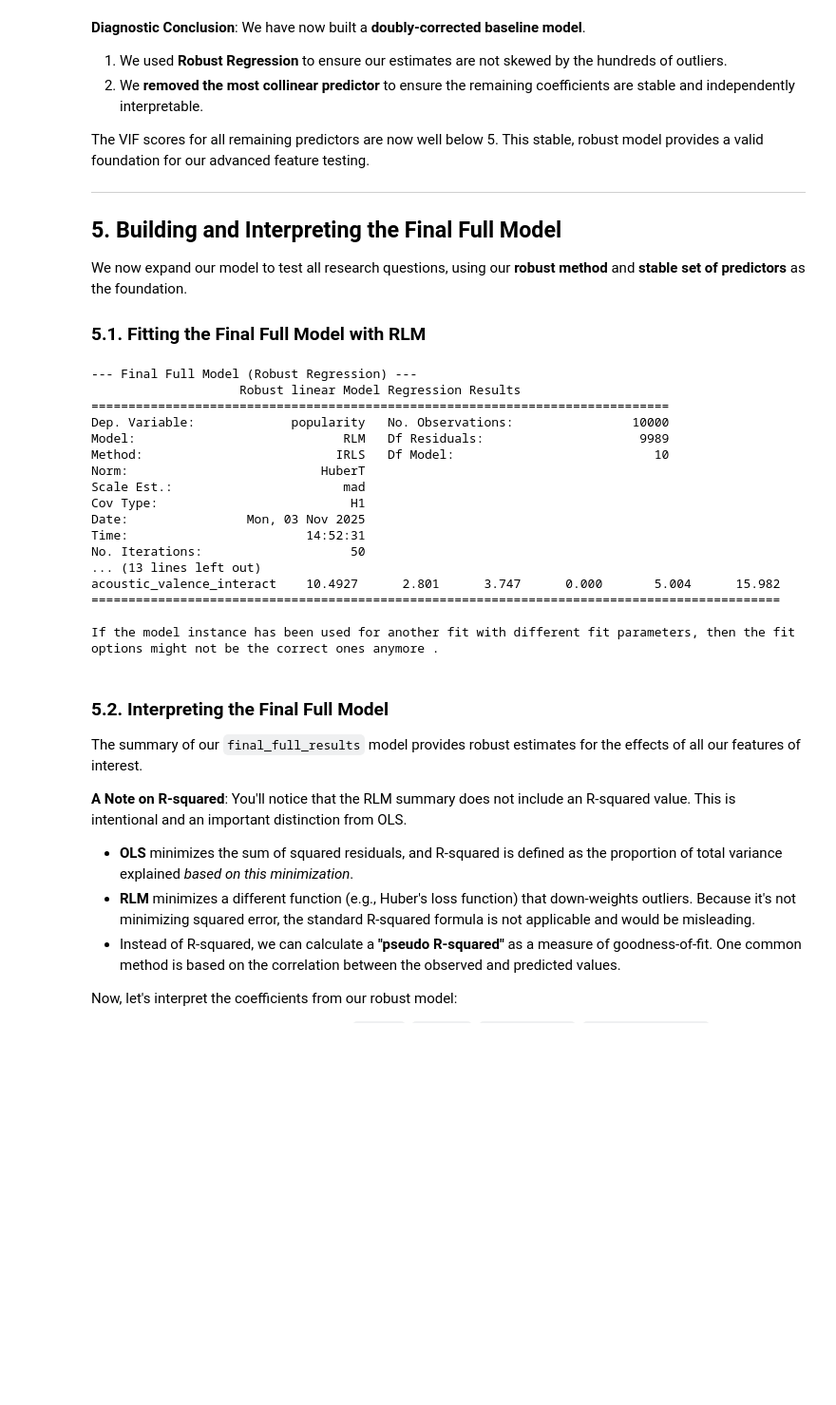
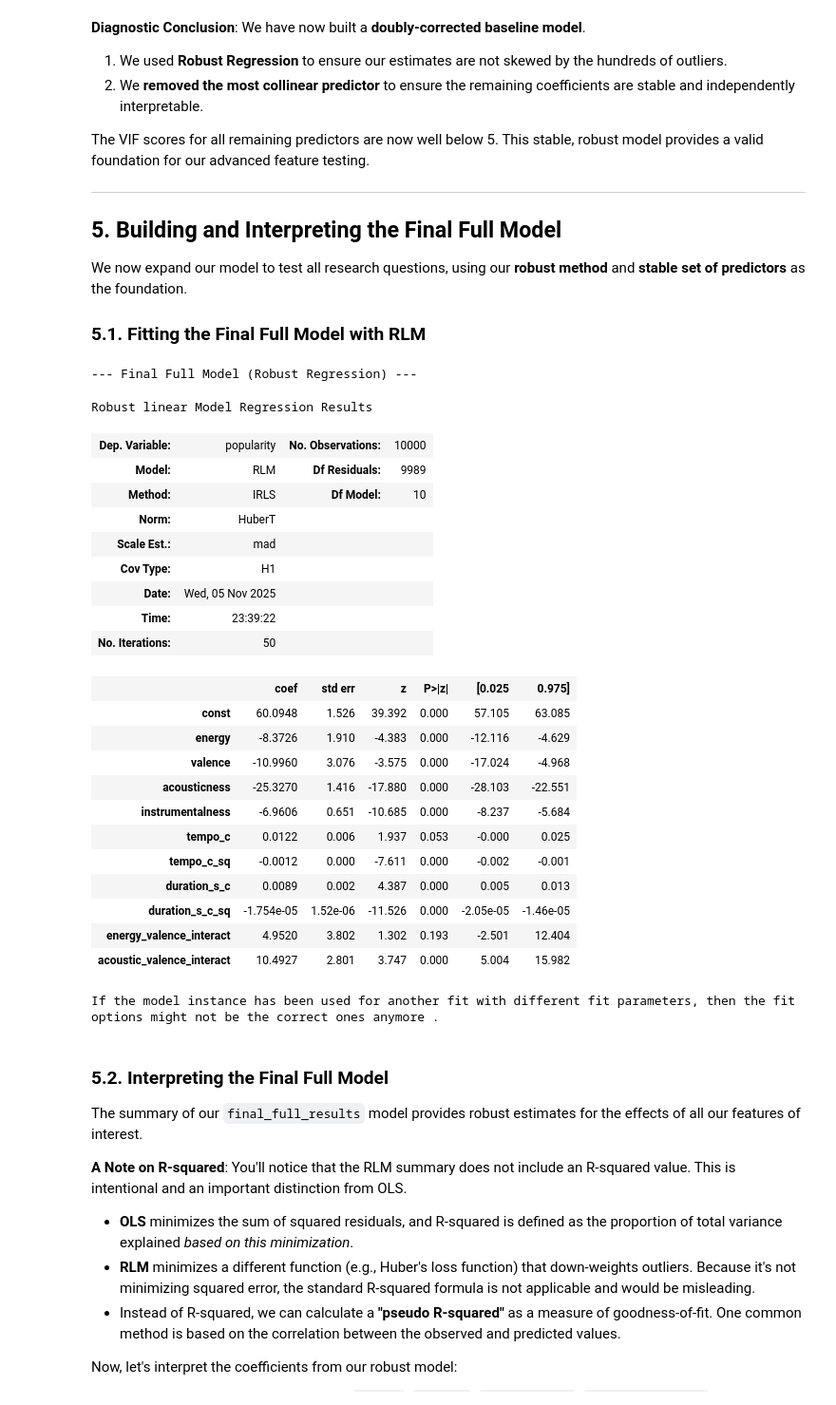
Before and after one commit to Saranath07/ma5013-applied-regression-analysis-project, a Jupyter notebook: main.ipynb, the cells around one changed output. Shown at 95% size. Drawn from its saved outputs; the diff is of its cells as text; code cells hidden in the pictures; blank space fills up the shorter version.

Commit message:
added energy

```diff
--- a/main.ipynb
+++ b/main.ipynb
@@ -514,43 +514,50 @@ We now expand our model to test all research questions, using our **robust metho
 # %%
 if not df_regr.empty:
     # 1. Create centered polynomial and interaction terms
     df_regr['tempo_c'] = df_regr['tempo'] - df_regr['tempo'].mean()
     df_regr['duration_s_c'] = (df_regr['duration_ms']/1000) - (df_regr['duration_ms']/1000).mean()
     df_regr['tempo_c_sq'] = df_regr['tempo_c']**2
     df_regr['duration_s_c_sq'] = df_regr['duration_s_c']**2
     df_regr['energy_valence_interact'] = df_regr['energy'] * df_regr['valence']
     df_regr['acoustic_valence_interact'] = df_regr['acousticness'] * df_regr['valence']
 
     # 2. Define the full set of predictors for the final model (using the stable baseline)
     predictors_final_full = ['energy', 'valence', 'acousticness', 'instrumentalness'] + \
                             ['tempo_c', 'tempo_c_sq', 'duration_s_c', 'duration_s_c_sq',
                              'energy_valence_interact', 'acoustic_valence_interact']
     X_final_full = sm.add_constant(df_regr[predictors_final_full])
 
     # 3. Fit the final, robust, full model
     rlm_final_full = sm.RLM(y, X_final_full, M=sm.robust.norms.HuberT())
     final_full_results = rlm_final_full.fit()
 
     print("\n--- Final Full Model (Robust Regression) ---")
-    print(final_full_results.summary())
+final_full_results.summary()
 # %% [output]
 --- Final Full Model (Robust Regression) ---
-                    Robust linear Model Regression Results
-==============================================================================
-Dep. Variable:             popularity   No. Observations:                10000
-Model:                            RLM   Df Residuals:                     9989
-Method:                          IRLS   Df Model:                           10
-Norm:                          HuberT
-Scale Est.:                       mad
-Cov Type:                          H1
-Date:                Mon, 03 Nov 2025
-Time:                        14:52:31
-No. Iterations:                    50
-... (13 lines left out)
-acoustic_valence_interact    10.4927      2.801      3.747      0.000       5.004      15.982
-=============================================================================================
-
-If the model instance has been used for another fit with different fit parameters, then the fit options might not be the correct ones anymore .
+Robust linear Model Regression Results
+| Dep. Variable: | popularity | No. Observations: | 10000 |
+| Model: | RLM | Df Residuals: | 9989 |
+| Method: | IRLS | Df Model: | 10 |
+| Norm: | HuberT |  |  |
+| Scale Est.: | mad |  |  |
+| Cov Type: | H1 |  |  |
+| Date: | Wed, 05 Nov 2025 |  |  |
+| Time: | 23:39:22 |  |  |
+| No. Iterations: | 50 |  |  |
+|  | coef | std err | z | P>|z| | [0.025 | 0.975] |
+| const | 60.0948 | 1.526 | 39.392 | 0.000 | 57.105 | 63.085 |
+| energy | -8.3726 | 1.910 | -4.383 | 0.000 | -12.116 | -4.629 |
+| valence | -10.9960 | 3.076 | -3.575 | 0.000 | -17.024 | -4.968 |
+| acousticness | -25.3270 | 1.416 | -17.880 | 0.000 | -28.103 | -22.551 |
+| instrumentalness | -6.9606 | 0.651 | -10.685 | 0.000 | -8.237 | -5.684 |
+| tempo_c | 0.0122 | 0.006 | 1.937 | 0.053 | -0.000 | 0.025 |
+| tempo_c_sq | -0.0012 | 0.000 | -7.611 | 0.000 | -0.002 | -0.001 |
+| duration_s_c | 0.0089 | 0.002 | 4.387 | 0.000 | 0.005 | 0.013 |
+| duration_s_c_sq | -1.754e-05 | 1.52e-06 | -11.526 | 0.000 | -2.05e-05 | -1.46e-05 |
+| energy_valence_interact | 4.9520 | 3.802 | 1.302 | 0.193 | -2.501 | 12.404 |
+| acoustic_valence_interact | 10.4927 | 2.801 | 3.747 | 0.000 | 5.004 | 15.982 |
+If the model instance has been used for another fit with different fit parameters, then the fit options might not be the correct ones anymore .
 # %% [markdown]
 ### 5.2. Interpreting the Final Full Model
 
```
Also changed, not shown: parts of 7 cells of this notebook, 5 other files.
